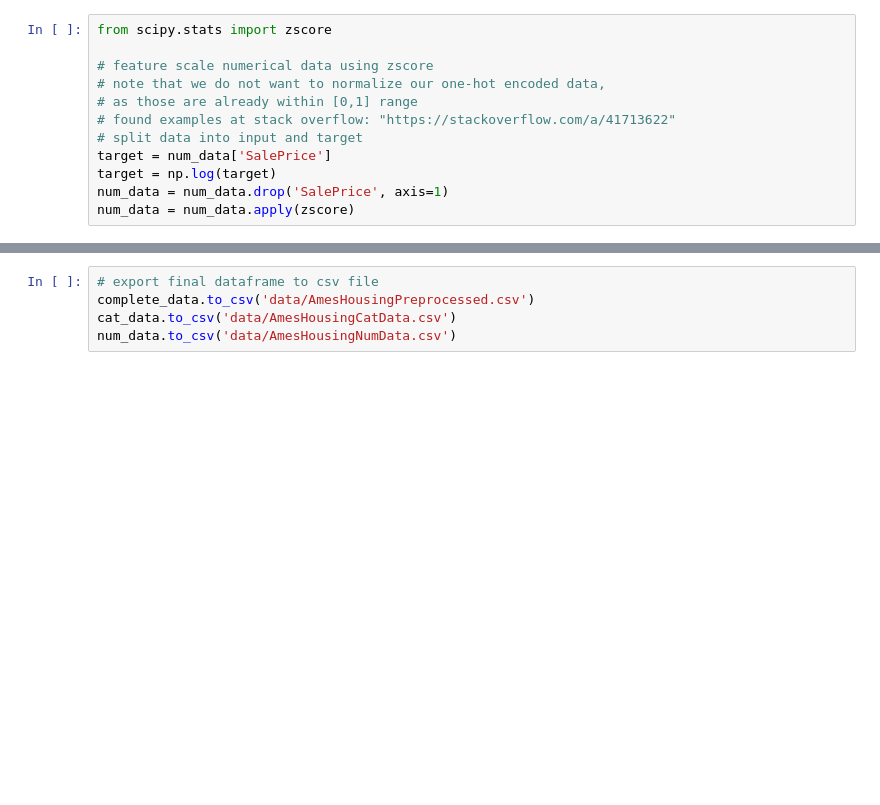
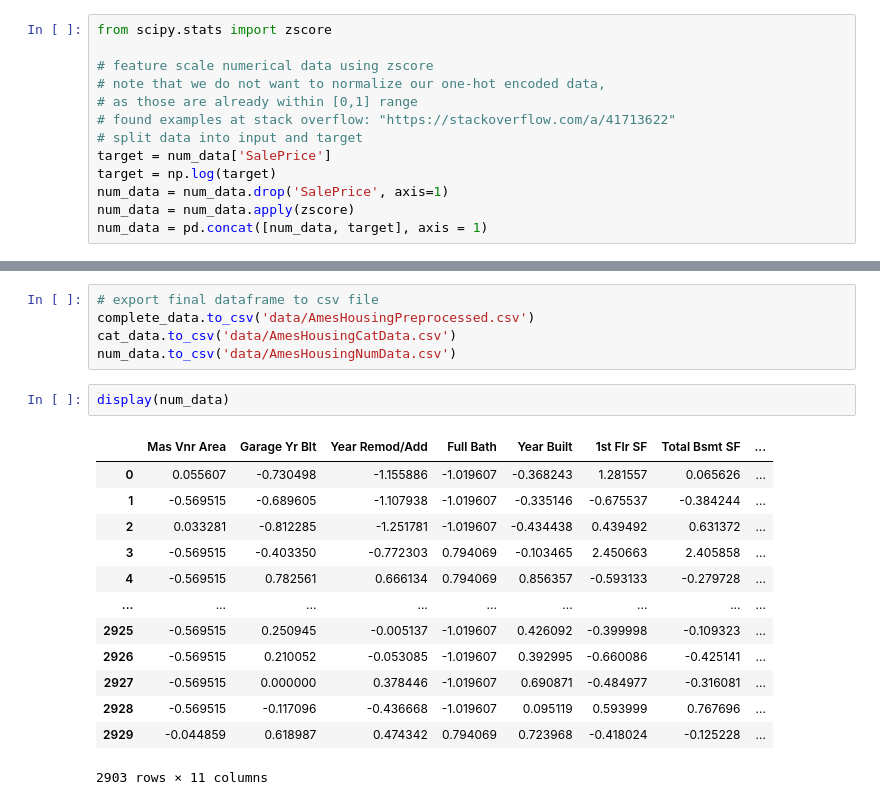
Before and after one commit to Youri-is-super-awesome/Bitches-and-beaches, a Jupyter notebook: code/preprocessing_1.ipynb, the cells around one changed output, grey strips where cells are left out. Cells and saved outputs as stored; diff of their text form; blank space fills up the shorter version.

```diff
--- a/code/preprocessing_1.ipynb
+++ b/code/preprocessing_1.ipynb
@@ -522,3 +522,4 @@ target = num_data['SalePrice']
 target = np.log(target)
 num_data = num_data.drop('SalePrice', axis=1)
 num_data = num_data.apply(zscore)
+num_data = pd.concat([num_data, target], axis = 1)
@@ -563,3 +566,19 @@ display(complete_data.describe())
 complete_data.to_csv('data/AmesHousingPreprocessed.csv')
 cat_data.to_csv('data/AmesHousingCatData.csv')
 num_data.to_csv('data/AmesHousingNumData.csv')
+# %%
+display(num_data)
+# %% [output]
+|  | Mas Vnr Area | Garage Yr Blt | Year Remod/Add | Full Bath | Year Built | 1st Flr SF | Total Bsmt SF | ... |
+| 0 | 0.055607 | -0.730498 | -1.155886 | -1.019607 | -0.368243 | 1.281557 | 0.065626 | ... |
+| 1 | -0.569515 | -0.689605 | -1.107938 | -1.019607 | -0.335146 | -0.675537 | -0.384244 | ... |
+| 2 | 0.033281 | -0.812285 | -1.251781 | -1.019607 | -0.434438 | 0.439492 | 0.631372 | ... |
+| 3 | -0.569515 | -0.403350 | -0.772303 | 0.794069 | -0.103465 | 2.450663 | 2.405858 | ... |
+| 4 | -0.569515 | 0.782561 | 0.666134 | 0.794069 | 0.856357 | -0.593133 | -0.279728 | ... |
+| ... | ... | ... | ... | ... | ... | ... | ... | ... |
+| 2925 | -0.569515 | 0.250945 | -0.005137 | -1.019607 | 0.426092 | -0.399998 | -0.109323 | ... |
+| 2926 | -0.569515 | 0.210052 | -0.053085 | -1.019607 | 0.392995 | -0.660086 | -0.425141 | ... |
+| 2927 | -0.569515 | 0.000000 | 0.378446 | -1.019607 | 0.690871 | -0.484977 | -0.316081 | ... |
+| 2928 | -0.569515 | -0.117096 | -0.436668 | -1.019607 | 0.095119 | 0.593999 | 0.767696 | ... |
+| 2929 | -0.044859 | 0.618987 | 0.474342 | 0.794069 | 0.723968 | -0.418024 | -0.125228 | ... |
+2903 rows × 11 columns
```
Also changed, not shown: parts of 3 cells of this notebook, 2 other files.
